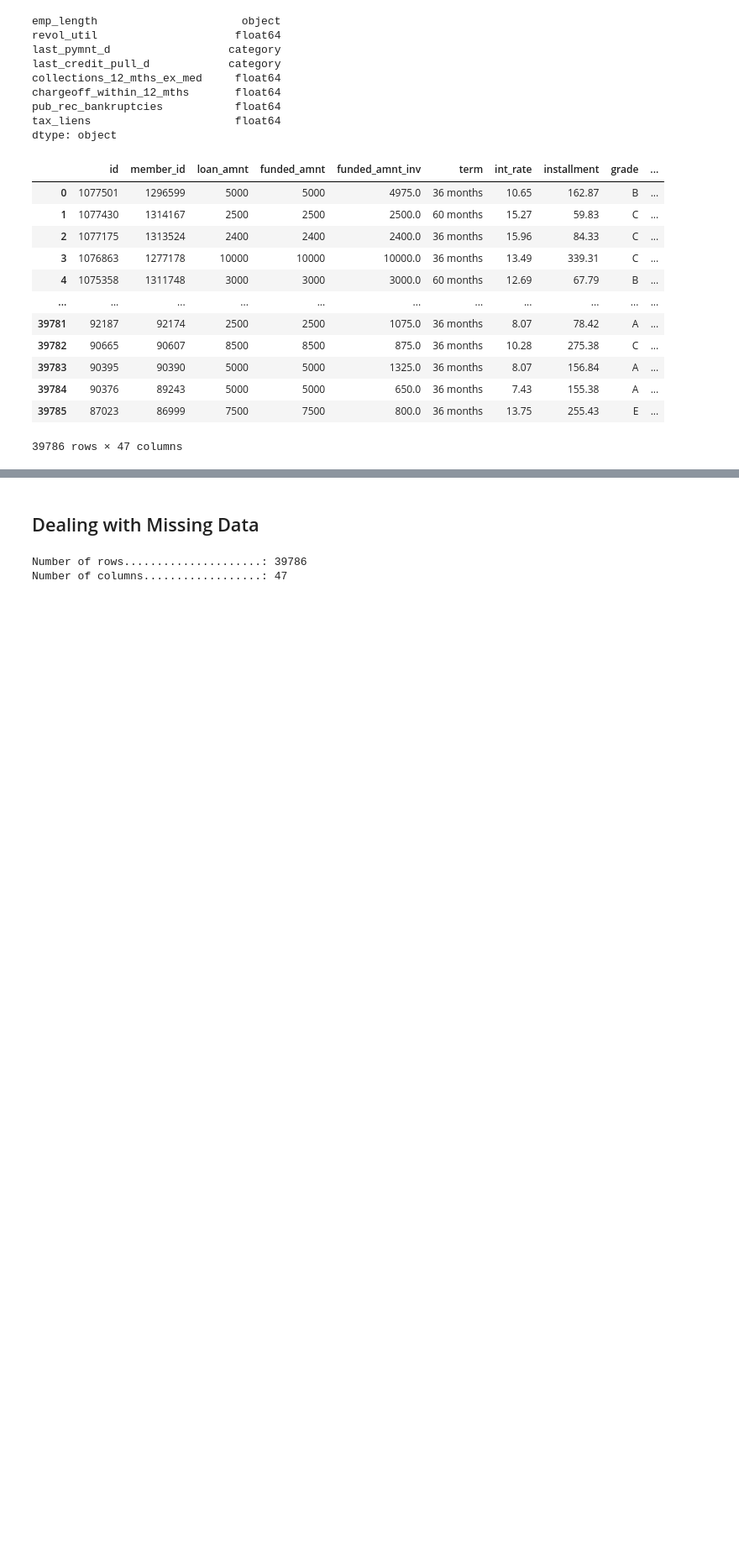
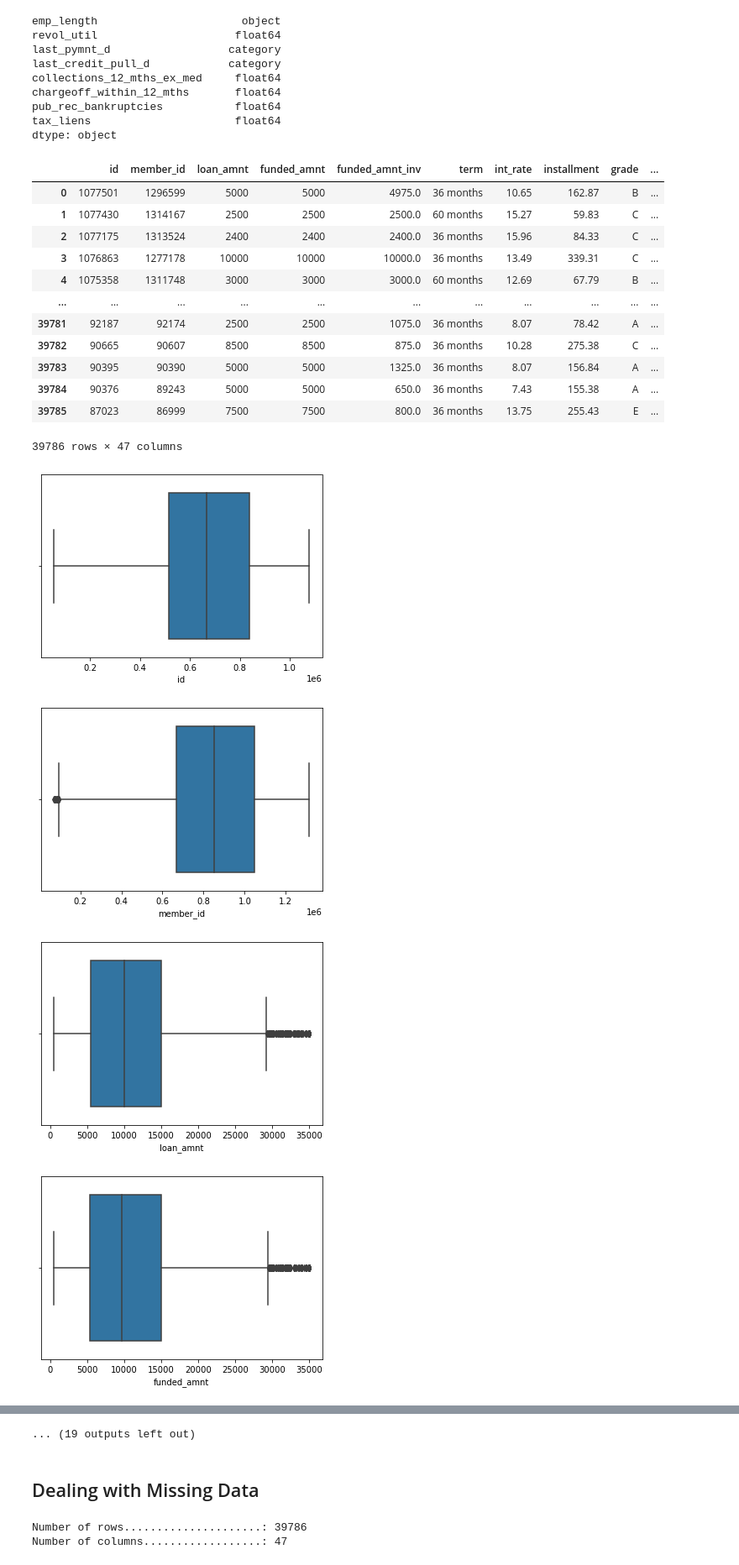
Before and after one commit to andvsilva/dataset, a Jupyter notebook: notebooks/cleaning.ipynb, the cells around one changed output, grey strips where cells are left out. Shown at 84% size. Drawn from its saved outputs; the diff is of its cells as text; code cells hidden in the pictures; blank space fills up the shorter version.

Commit message:
check for outliers

```diff
--- a/notebooks/cleaning.ipynb
+++ b/notebooks/cleaning.ipynb
@@ -270,3 +270,16 @@ df
 | 39784 | 90376 | 89243 | 5000 | 5000 | 650.0 | 36 months | 7.43 | 155.38 | A | ... |
 | 39785 | 87023 | 86999 | 7500 | 7500 | 800.0 | 36 months | 13.75 | 255.43 | E | ... |
 39786 rows × 47 columns
+# %%
+# get list for only dtypes 'int64 and 'float64'
+list_columns = list(df.select_dtypes(['int64','float64']))
+
+# Check for outliers
+for column in list_columns:
+    plt.figure()
+    sns.boxplot(x=df[f'{column}'])
+# %% [output]
+[figure, added]
+[figure, added]
+[figure, added]
+[figure, added]
@@ -273,3 +294,4 @@ df
+... (19 outputs left out)
 # %% [markdown]
 ## Dealing with Missing Data
 # %%
```
Also changed, not shown: parts of 3 cells of this notebook, 1 other file.
